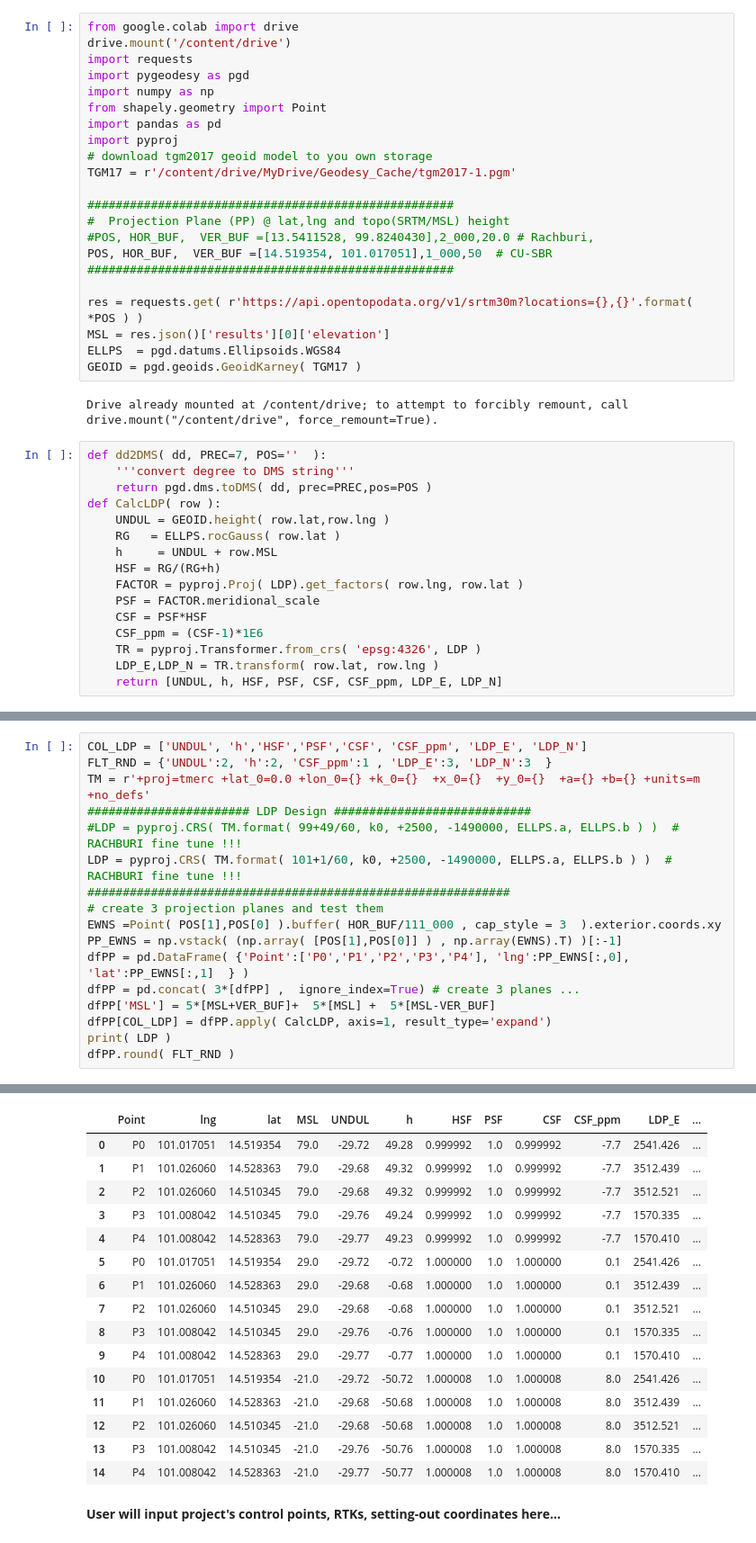
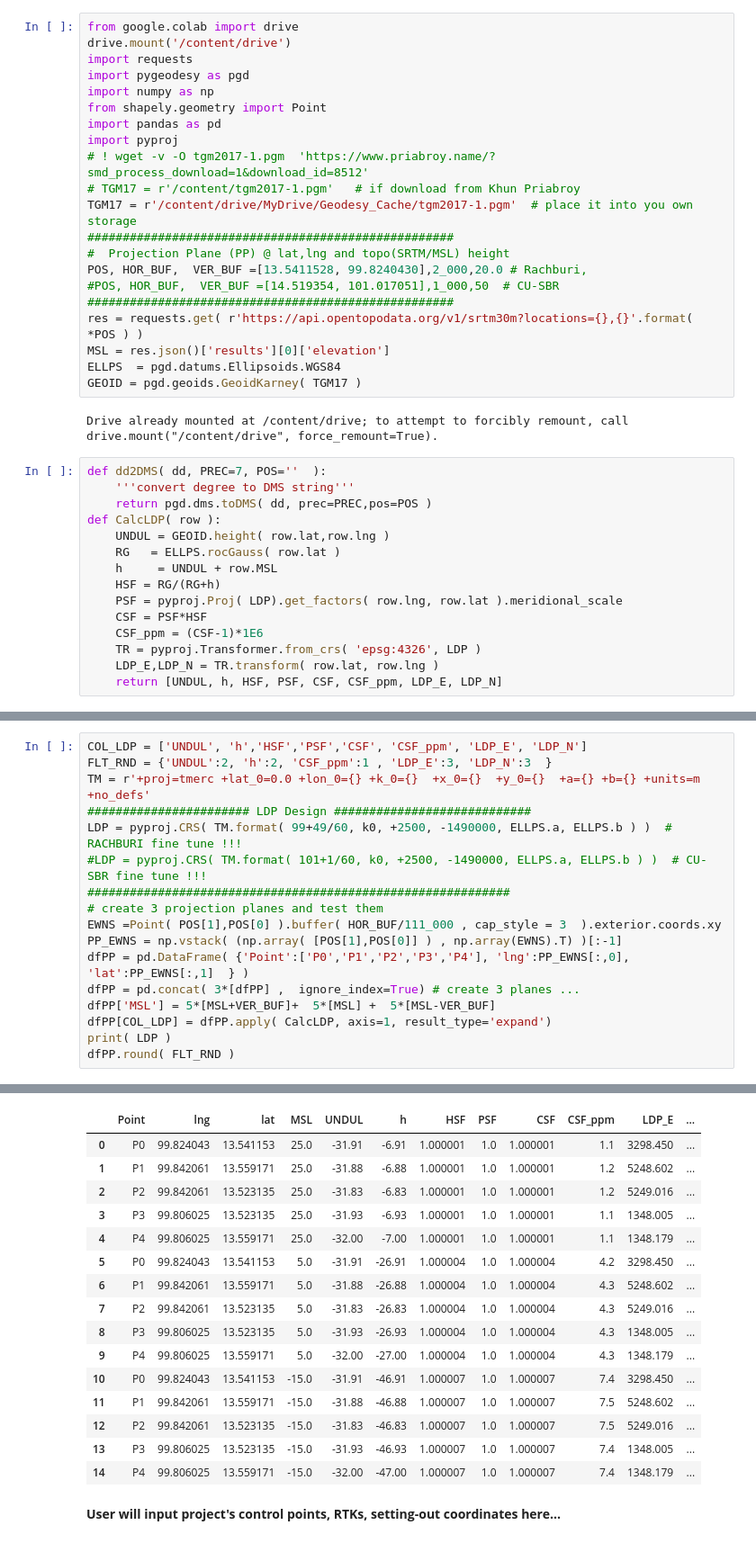
Before and after one commit to phisan-chula/2021-LDP_Design, a Jupyter notebook: LDP_Mini.ipynb, the cells around one changed output, grey strips where cells are left out. Shown at 90% size. Saved outputs shown, nothing was run; the diff lists cells and outputs as text.

```diff
--- a/LDP_Mini.ipynb
+++ b/LDP_Mini.ipynb
@@ -22,15 +22,14 @@ import numpy as np
 from shapely.geometry import Point
 import pandas as pd
 import pyproj
-# download tgm2017 geoid model to you own storage
-TGM17 = r'/content/drive/MyDrive/Geodesy_Cache/tgm2017-1.pgm'
-
+# ! wget -v -O tgm2017-1.pgm  'https://www.priabroy.name/?smd_process_download=1&download_id=8512'
+# TGM17 = r'/content/tgm2017-1.pgm'   # if download from Khun Priabroy
+TGM17 = r'/content/drive/MyDrive/Geodesy_Cache/tgm2017-1.pgm'  # place it into you own storage
 ####################################################
 #  Projection Plane (PP) @ lat,lng and topo(SRTM/MSL) height
-#POS, HOR_BUF,  VER_BUF =[13.5411528, 99.8240430],2_000,20.0 # Rachburi,
-POS, HOR_BUF,  VER_BUF =[14.519354, 101.017051],1_000,50  # CU-SBR
+POS, HOR_BUF,  VER_BUF =[13.5411528, 99.8240430],2_000,20.0 # Rachburi,
+#POS, HOR_BUF,  VER_BUF =[14.519354, 101.017051],1_000,50  # CU-SBR
 ####################################################
-
 res = requests.get( r'https://api.opentopodata.org/v1/srtm30m?locations={},{}'.format( *POS ) )
 MSL = res.json()['results'][0]['elevation']
 ELLPS  = pgd.datums.Ellipsoids.WGS84
@@ -46,8 +45,7 @@ def CalcLDP( row ):
     RG   = ELLPS.rocGauss( row.lat )
     h     = UNDUL + row.MSL
     HSF = RG/(RG+h)
-    FACTOR = pyproj.Proj( LDP).get_factors( row.lng, row.lat )
-    PSF = FACTOR.meridional_scale
+    PSF = pyproj.Proj( LDP).get_factors( row.lng, row.lat ).meridional_scale
     CSF = PSF*HSF
     CSF_ppm = (CSF-1)*1E6
     TR = pyproj.Transformer.from_crs( 'epsg:4326', LDP )
@@ -73,8 +71,8 @@ COL_LDP = ['UNDUL', 'h','HSF','PSF','CSF', 'CSF_ppm', 'LDP_E', 'LDP_N']
 FLT_RND = {'UNDUL':2, 'h':2, 'CSF_ppm':1 , 'LDP_E':3, 'LDP_N':3  }
 TM = r'+proj=tmerc +lat_0=0.0 +lon_0={} +k_0={}  +x_0={}  +y_0={}  +a={} +b={} +units=m +no_defs'
 ####################### LDP Design ############################
-#LDP = pyproj.CRS( TM.format( 99+49/60, k0, +2500, -1490000, ELLPS.a, ELLPS.b ) )  # RACHBURI fine tune !!!
-LDP = pyproj.CRS( TM.format( 101+1/60, k0, +2500, -1490000, ELLPS.a, ELLPS.b ) )  # RACHBURI fine tune !!!
+LDP = pyproj.CRS( TM.format( 99+49/60, k0, +2500, -1490000, ELLPS.a, ELLPS.b ) )  # RACHBURI fine tune !!!
+#LDP = pyproj.CRS( TM.format( 101+1/60, k0, +2500, -1490000, ELLPS.a, ELLPS.b ) )  # CU-SBR fine tune !!!
 ############################################################
 # create 3 projection planes and test them
 EWNS =Point( POS[1],POS[0] ).buffer( HOR_BUF/111_000 , cap_style = 3  ).exterior.coords.xy
@@ -90,19 +88,19 @@ dfPP.round( FLT_RND )
 |  | Point | lng | lat | MSL | UNDUL | h | HSF | PSF | CSF | CSF_ppm | LDP_E | ... |
-| 0 | P0 | 101.017051 | 14.519354 | 79.0 | -29.72 | 49.28 | 0.999992 | 1.0 | 0.999992 | -7.7 | 2541.426 | ... |
-| 1 | P1 | 101.026060 | 14.528363 | 79.0 | -29.68 | 49.32 | 0.999992 | 1.0 | 0.999992 | -7.7 | 3512.439 | ... |
-| 2 | P2 | 101.026060 | 14.510345 | 79.0 | -29.68 | 49.32 | 0.999992 | 1.0 | 0.999992 | -7.7 | 3512.521 | ... |
-| 3 | P3 | 101.008042 | 14.510345 | 79.0 | -29.76 | 49.24 | 0.999992 | 1.0 | 0.999992 | -7.7 | 1570.335 | ... |
-| 4 | P4 | 101.008042 | 14.528363 | 79.0 | -29.77 | 49.23 | 0.999992 | 1.0 | 0.999992 | -7.7 | 1570.410 | ... |
-| 5 | P0 | 101.017051 | 14.519354 | 29.0 | -29.72 | -0.72 | 1.000000 | 1.0 | 1.000000 | 0.1 | 2541.426 | ... |
-| 6 | P1 | 101.026060 | 14.528363 | 29.0 | -29.68 | -0.68 | 1.000000 | 1.0 | 1.000000 | 0.1 | 3512.439 | ... |
-| 7 | P2 | 101.026060 | 14.510345 | 29.0 | -29.68 | -0.68 | 1.000000 | 1.0 | 1.000000 | 0.1 | 3512.521 | ... |
-| 8 | P3 | 101.008042 | 14.510345 | 29.0 | -29.76 | -0.76 | 1.000000 | 1.0 | 1.000000 | 0.1 | 1570.335 | ... |
-| 9 | P4 | 101.008042 | 14.528363 | 29.0 | -29.77 | -0.77 | 1.000000 | 1.0 | 1.000000 | 0.1 | 1570.410 | ... |
-| 10 | P0 | 101.017051 | 14.519354 | -21.0 | -29.72 | -50.72 | 1.000008 | 1.0 | 1.000008 | 8.0 | 2541.426 | ... |
-| 11 | P1 | 101.026060 | 14.528363 | -21.0 | -29.68 | -50.68 | 1.000008 | 1.0 | 1.000008 | 8.0 | 3512.439 | ... |
-| 12 | P2 | 101.026060 | 14.510345 | -21.0 | -29.68 | -50.68 | 1.000008 | 1.0 | 1.000008 | 8.0 | 3512.521 | ... |
-| 13 | P3 | 101.008042 | 14.510345 | -21.0 | -29.76 | -50.76 | 1.000008 | 1.0 | 1.000008 | 8.0 | 1570.335 | ... |
-| 14 | P4 | 101.008042 | 14.528363 | -21.0 | -29.77 | -50.77 | 1.000008 | 1.0 | 1.000008 | 8.0 | 1570.410 | ... |
+| 0 | P0 | 99.824043 | 13.541153 | 25.0 | -31.91 | -6.91 | 1.000001 | 1.0 | 1.000001 | 1.1 | 3298.450 | ... |
+| 1 | P1 | 99.842061 | 13.559171 | 25.0 | -31.88 | -6.88 | 1.000001 | 1.0 | 1.000001 | 1.2 | 5248.602 | ... |
+| 2 | P2 | 99.842061 | 13.523135 | 25.0 | -31.83 | -6.83 | 1.000001 | 1.0 | 1.000001 | 1.2 | 5249.016 | ... |
+| 3 | P3 | 99.806025 | 13.523135 | 25.0 | -31.93 | -6.93 | 1.000001 | 1.0 | 1.000001 | 1.1 | 1348.005 | ... |
+| 4 | P4 | 99.806025 | 13.559171 | 25.0 | -32.00 | -7.00 | 1.000001 | 1.0 | 1.000001 | 1.1 | 1348.179 | ... |
+| 5 | P0 | 99.824043 | 13.541153 | 5.0 | -31.91 | -26.91 | 1.000004 | 1.0 | 1.000004 | 4.2 | 3298.450 | ... |
+| 6 | P1 | 99.842061 | 13.559171 | 5.0 | -31.88 | -26.88 | 1.000004 | 1.0 | 1.000004 | 4.3 | 5248.602 | ... |
+| 7 | P2 | 99.842061 | 13.523135 | 5.0 | -31.83 | -26.83 | 1.000004 | 1.0 | 1.000004 | 4.3 | 5249.016 | ... |
+| 8 | P3 | 99.806025 | 13.523135 | 5.0 | -31.93 | -26.93 | 1.000004 | 1.0 | 1.000004 | 4.3 | 1348.005 | ... |
+| 9 | P4 | 99.806025 | 13.559171 | 5.0 | -32.00 | -27.00 | 1.000004 | 1.0 | 1.000004 | 4.3 | 1348.179 | ... |
+| 10 | P0 | 99.824043 | 13.541153 | -15.0 | -31.91 | -46.91 | 1.000007 | 1.0 | 1.000007 | 7.4 | 3298.450 | ... |
+| 11 | P1 | 99.842061 | 13.559171 | -15.0 | -31.88 | -46.88 | 1.000007 | 1.0 | 1.000007 | 7.5 | 5248.602 | ... |
+| 12 | P2 | 99.842061 | 13.523135 | -15.0 | -31.83 | -46.83 | 1.000007 | 1.0 | 1.000007 | 7.5 | 5249.016 | ... |
+| 13 | P3 | 99.806025 | 13.523135 | -15.0 | -31.93 | -46.93 | 1.000007 | 1.0 | 1.000007 | 7.4 | 1348.005 | ... |
+| 14 | P4 | 99.806025 | 13.559171 | -15.0 | -32.00 | -47.00 | 1.000007 | 1.0 | 1.000007 | 7.4 | 1348.179 | ... |
 # %% [markdown]
 **User will input project's control points, RTKs, setting-out coordinates here...**
 # %%
```
Also changed, not shown: parts of 4 cells of this notebook.
